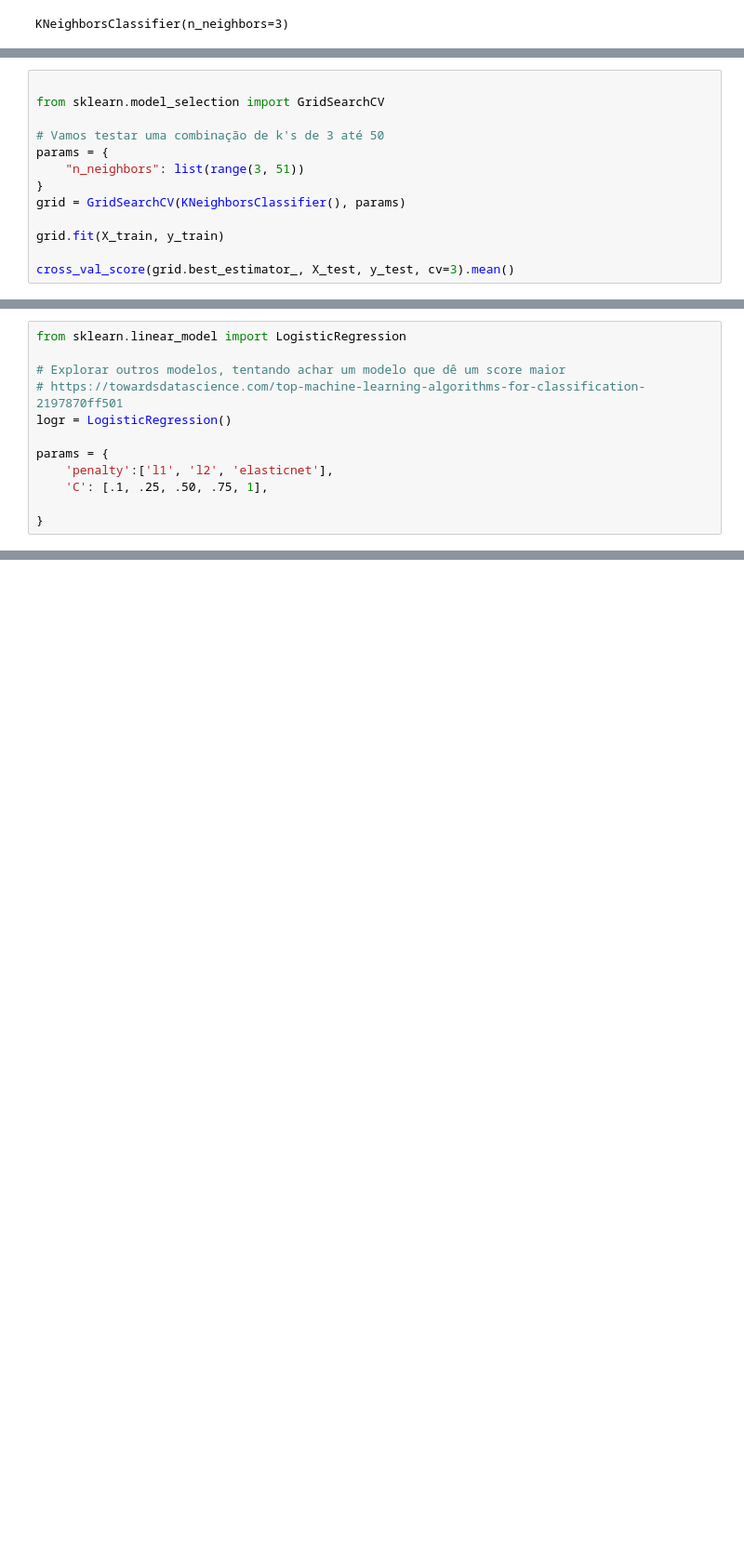
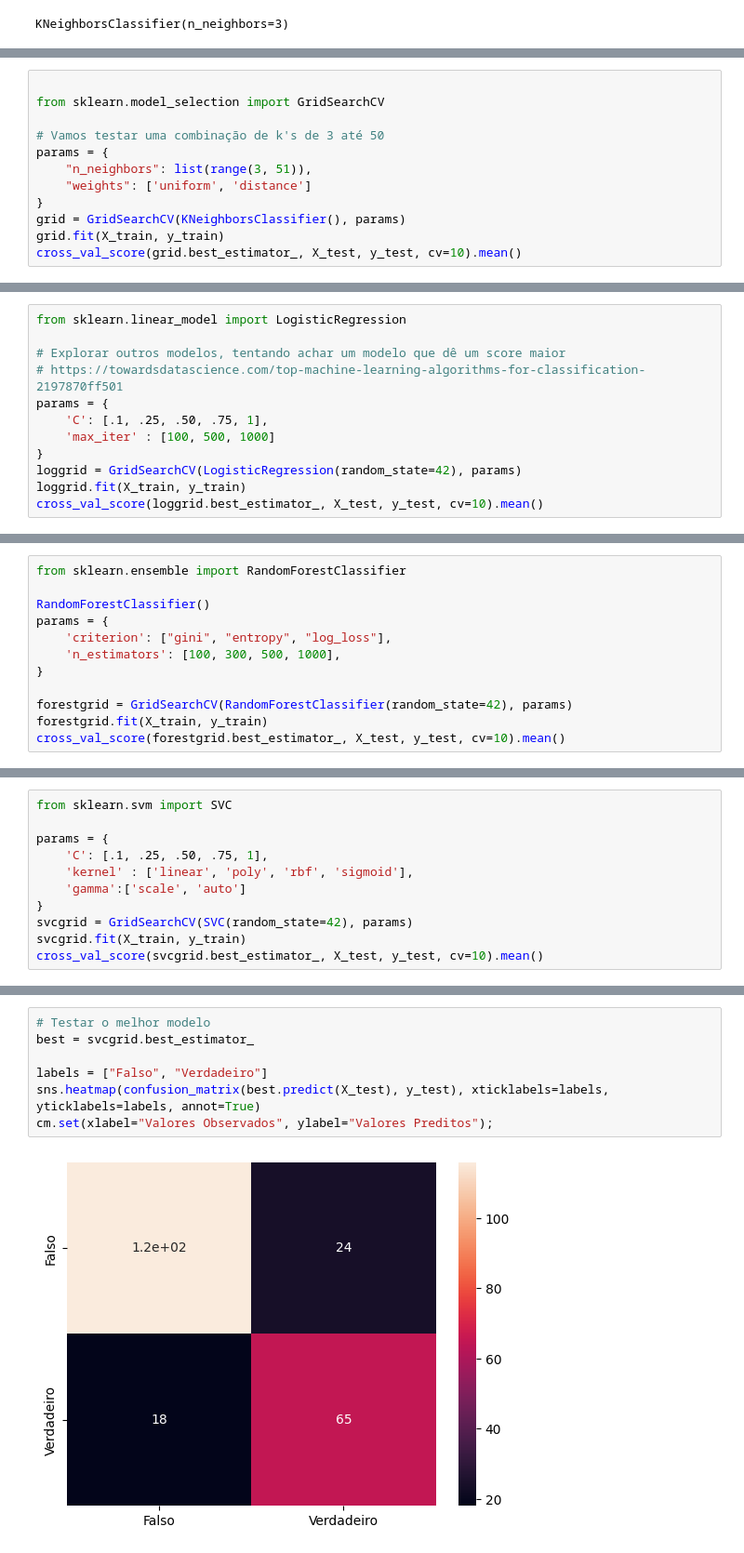
Before and after one commit to RexynyN/data-science, a Jupyter notebook: hype/seleção.ipynb, the cells around one changed output, grey strips where cells are left out. Shown at 93% size. Drawn from its saved outputs; the diff is of its cells as text; blank space fills up the shorter version.

```diff
--- a/hype/seleção.ipynb
+++ b/hype/seleção.ipynb
@@ -230,11 +227,10 @@ from sklearn.model_selection import GridSearchCV
 
 # Vamos testar uma combinação de k's de 3 até 50
 params = {
-    "n_neighbors": list(range(3, 51))
+    "n_neighbors": list(range(3, 51)),
+    "weights": ['uniform', 'distance']
 }
 grid = GridSearchCV(KNeighborsClassifier(), params)
-
 grid.fit(X_train, y_train)
-
-cross_val_score(grid.best_estimator_, X_test, y_test, cv=3).mean()
+cross_val_score(grid.best_estimator_, X_test, y_test, cv=10).mean()
 # %% [output]
@@ -244,11 +240,11 @@ from sklearn.linear_model import LogisticRegression
 
 # Explorar outros modelos, tentando achar um modelo que dê um score maior
 # https://towardsdatascience.com/top-machine-learning-algorithms-for-classification-2197870ff501
-logr = LogisticRegression()
-
 params = {
-    'penalty':['l1', 'l2', 'elasticnet'],
     'C': [.1, .25, .50, .75, 1],
-
+    'max_iter' : [100, 500, 1000]
 }
+loggrid = GridSearchCV(LogisticRegression(random_state=42), params)
+loggrid.fit(X_train, y_train)
+cross_val_score(loggrid.best_estimator_, X_test, y_test, cv=10).mean()
 # %% [output]
@@ -255,0 +252,12 @@ params = {
+# %%
+from sklearn.ensemble import RandomForestClassifier
+
+RandomForestClassifier()
+params = {
+    'criterion': ["gini", "entropy", "log_loss"],
+    'n_estimators': [100, 300, 500, 1000],
+}
+
+forestgrid = GridSearchCV(RandomForestClassifier(random_state=42), params)
+forestgrid.fit(X_train, y_train)
+cross_val_score(forestgrid.best_estimator_, X_test, y_test, cv=10).mean()
@@ -255,0 +266,11 @@ params = {
+# %%
+from sklearn.svm import SVC
+
+params = {
+    'C': [.1, .25, .50, .75, 1],
+    'kernel' : ['linear', 'poly', 'rbf', 'sigmoid'],
+    'gamma':['scale', 'auto']
+}
+svcgrid = GridSearchCV(SVC(random_state=42), params)
+svcgrid.fit(X_train, y_train)
+cross_val_score(svcgrid.best_estimator_, X_test, y_test, cv=10).mean()
@@ -255,0 +293,9 @@ params = {
+# %%
+# Testar o melhor modelo
+best = svcgrid.best_estimator_
+
+labels = ["Falso", "Verdadeiro"]
+sns.heatmap(confusion_matrix(best.predict(X_test), y_test), xticklabels=labels, yticklabels=labels, annot=True)
+cm.set(xlabel="Valores Observados", ylabel="Valores Preditos");
+# %% [output]
+[figure, added]
```
Also changed, not shown: parts of 14 cells of this notebook, 1 other file.
